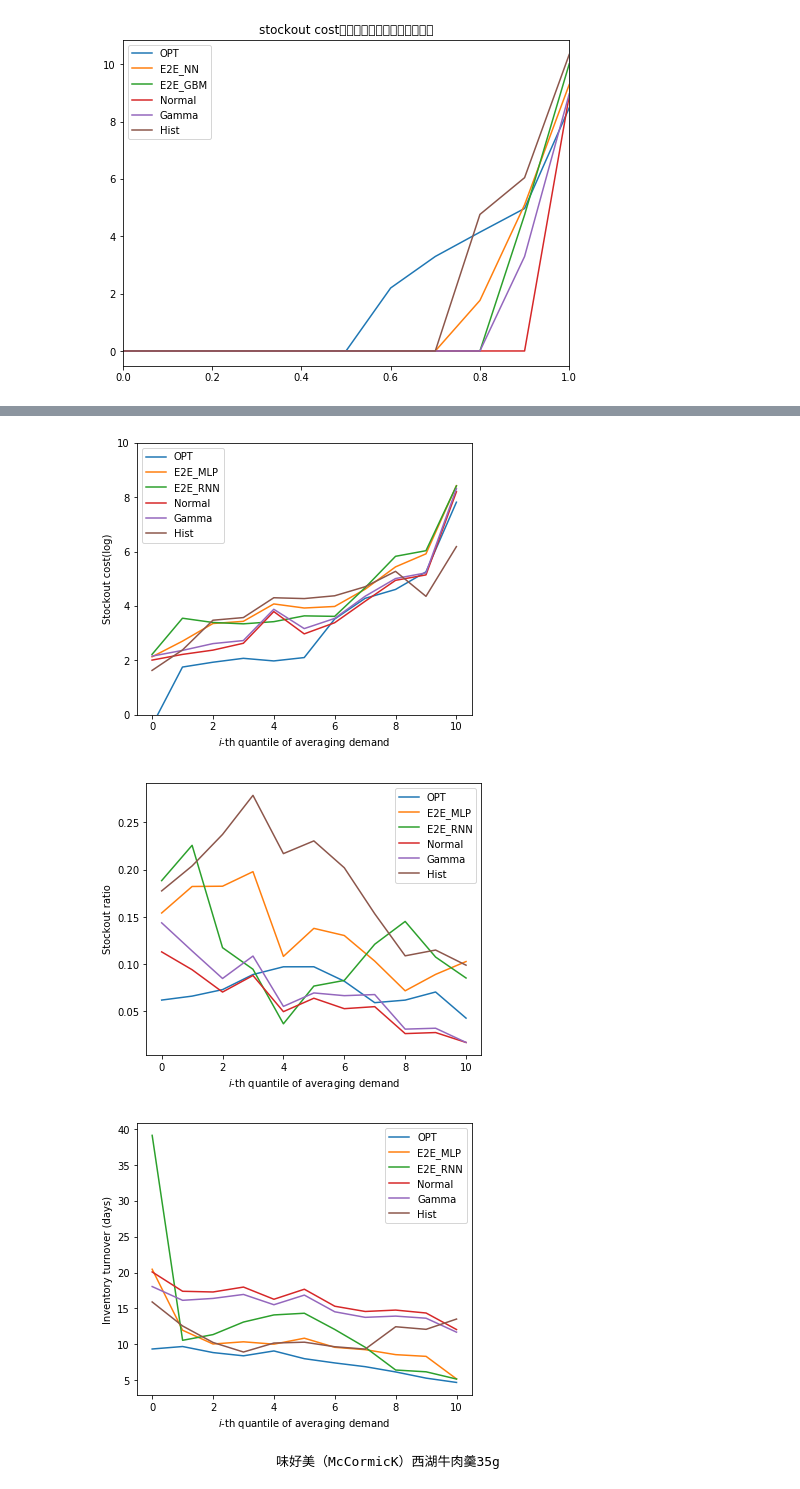
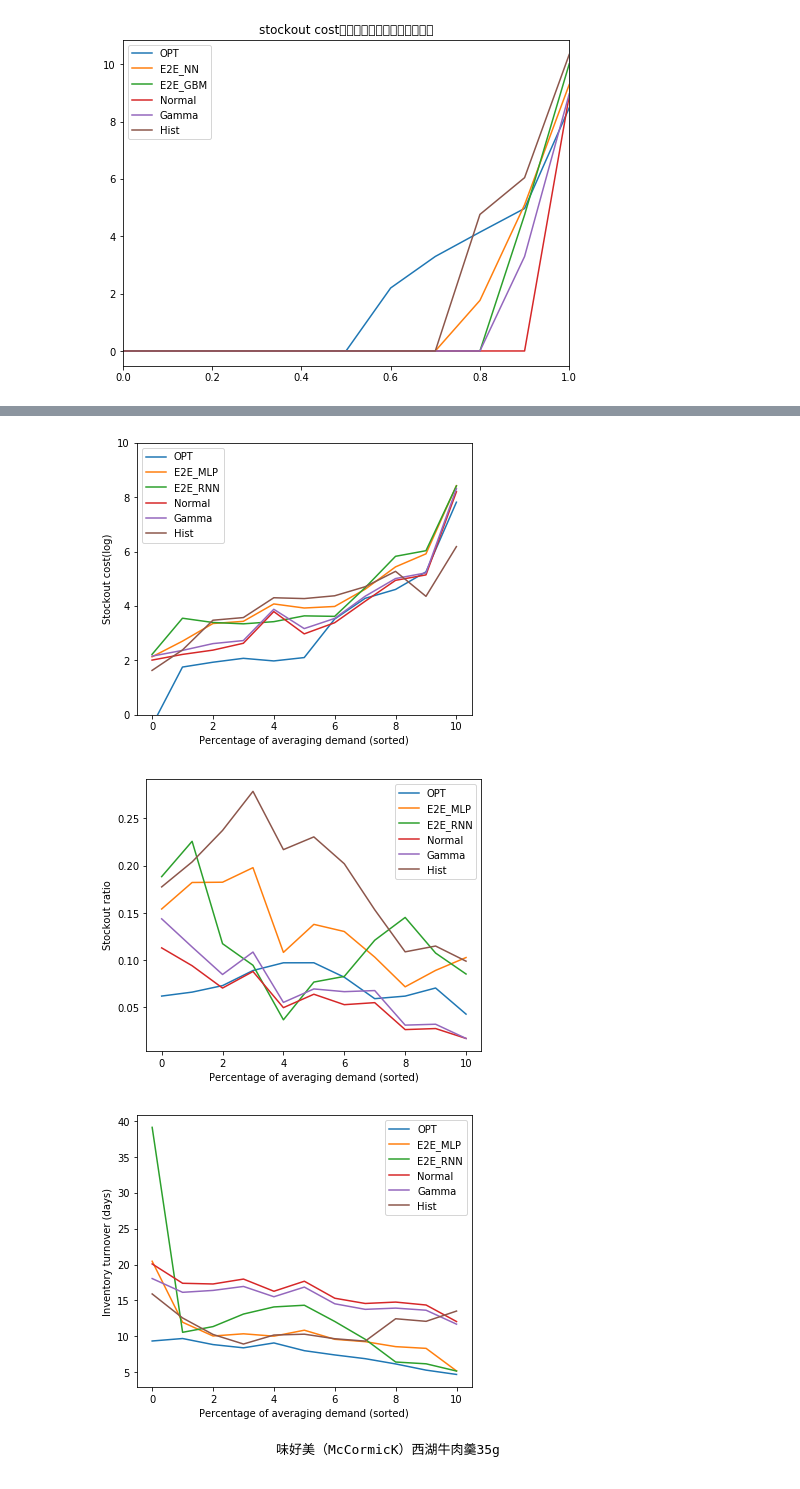
Before and after one commit to schemmy/e2e, a Jupyter notebook: construction/nn_v2.ipynb, the cells around one changed output, grey strips where cells are left out. Saved outputs shown, nothing was run; the diff lists cells and outputs as text; code cells hidden in the pictures.

```diff
--- a/construction/nn_v2.ipynb
+++ b/construction/nn_v2.ipynb
@@ -850,34 +839,34 @@ sl_qtl = df_back_agg.sort_values('Ave_sales').groupby(df_cost_agg.index//160).me
 fig, ax = plt.subplots(figsize=(6, 5))
 ax.plot(np.log(sl_qtl.iloc[:,:-2].astype(float)).replace(-np.inf, 0));
 ax.legend(sl_qtl.columns[:-2], loc=0)
-ax.set_xlabel('$i$-th quantile of averaging demand');
+ax.set_xlabel('Percentage of averaging demand (sorted)');
 ax.set_ylabel('Stockout cost(log)');
 ax.set_ylim((0,10));
 plt.savefig('../figures/eps/qtl3.eps', dpi=200)
 # %% [output]
-[figure, old version]
+[figure, new version]
 # %%
 sl_qtl = df_stockout.sort_values('Ave_sales').groupby(df_cost.index//360).mean()
 fig, ax = plt.subplots(figsize=(6, 5))
 ax.plot(sl_qtl.iloc[:,:-2].astype(float));
 ax.legend(sl_qtl.columns[:-2], loc=0)
-ax.set_xlabel('$i$-th quantile of averaging demand');
+ax.set_xlabel('Percentage of averaging demand (sorted)');
 ax.set_ylabel('Stockout ratio');
 # ax.set_ylim((0,));
 plt.savefig('../figures/eps/qtl4.png', dpi=200)
 # %% [output]
-[figure, old version]
+[figure, new version]
 # %%
 sl_qtl = df_turnover_agg.sort_values('Ave_sales').groupby(df_cost_agg.index//160).mean()
 fig, ax = plt.subplots(figsize=(6, 5))
 ax.plot(sl_qtl.iloc[:,:-2].astype(float));
 ax.legend(sl_qtl.columns[:-2], loc=0)
-ax.set_xlabel('$i$-th quantile of averaging demand');
+ax.set_xlabel('Percentage of averaging demand (sorted)');
 ax.set_ylabel('Inventory turnover (days)');
 # ax.set_ylim((0,));
 plt.savefig('../figures/eps/qtl5.eps', dpi=200)
 # %% [output]
-[figure, old version]
+[figure, new version]
 # %%
 df_cost.to_csv('../figures/eps/df_cost.csv', index=False)
 df_holding.to_csv('../figures/eps/df_holding.csv', index=False)
```
Also changed, not shown: parts of 5 cells of this notebook, 4 other files.
